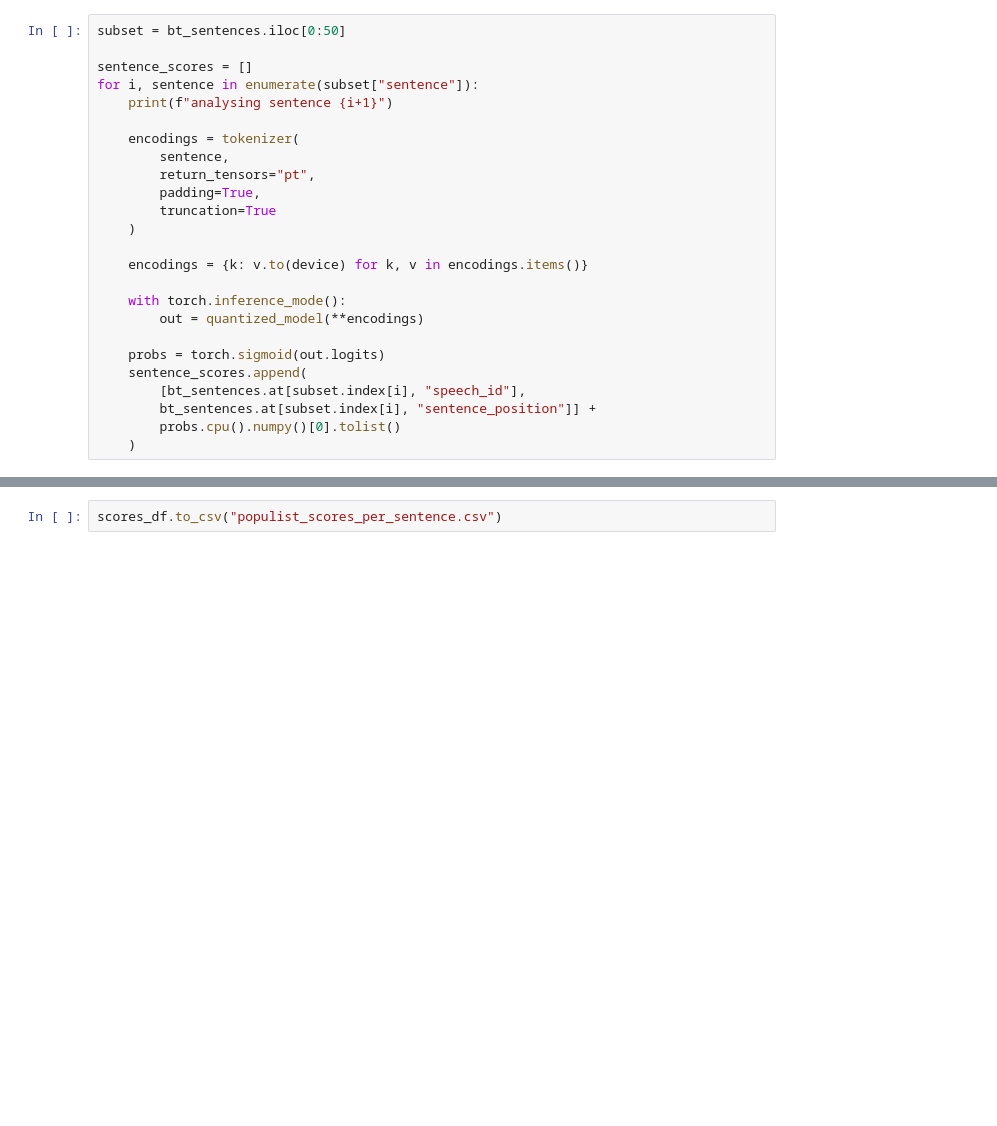
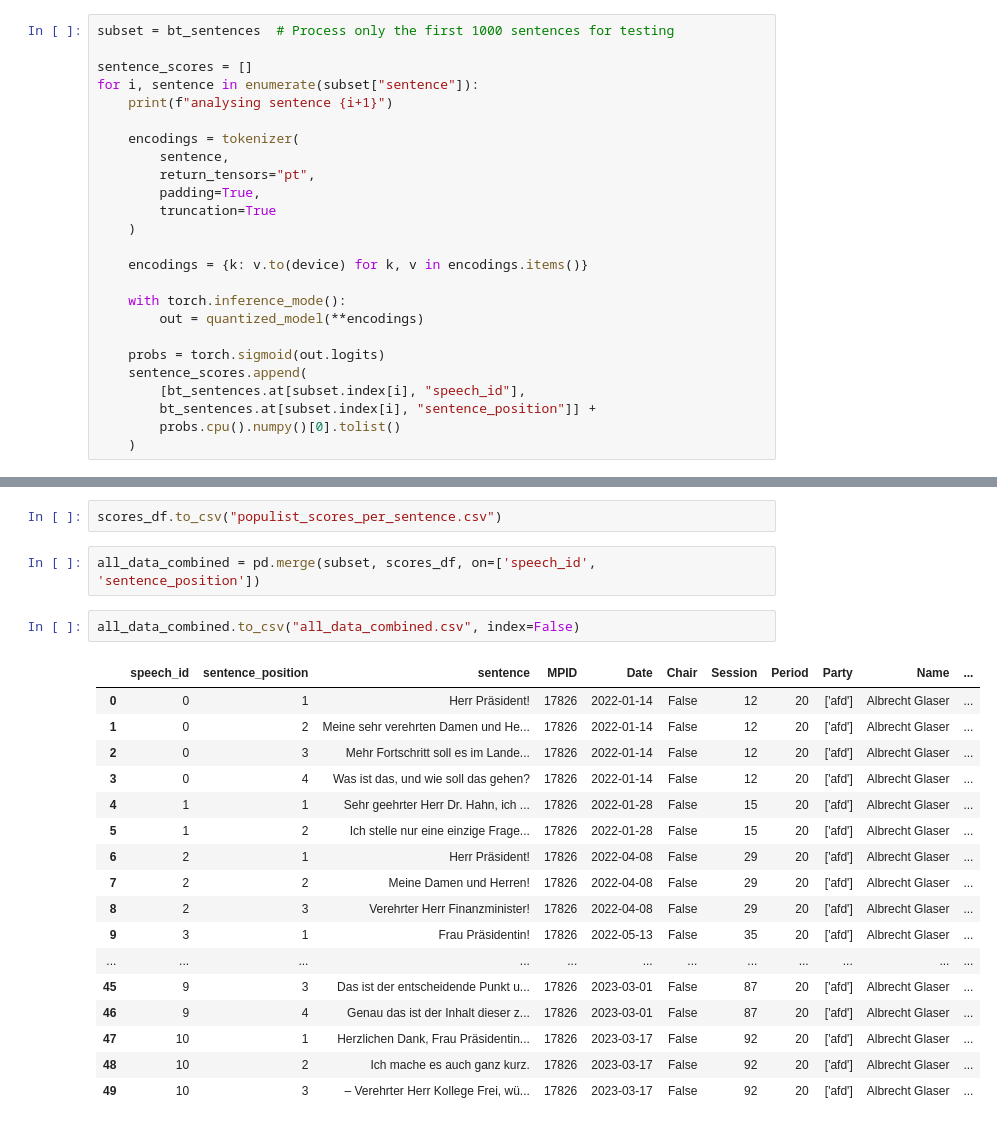
Before and after one commit to r-bowien/new-sound-of-politics, a Jupyter notebook: research paper/run_popbert_byclaude.ipynb, the cells around one changed output, grey strips where cells are left out. Drawn from its saved outputs; the diff is of its cells as text; blank space fills up the shorter version.

```diff
--- a/research paper/run_popbert_byclaude.ipynb
+++ b/research paper/run_popbert_byclaude.ipynb
@@ -97,5 +94,5 @@ BertForSequenceClassification(
 # %%
-subset = bt_sentences.iloc[0:50]
+subset = bt_sentences  # Process only the first 1000 sentences for testing
 
 sentence_scores = []
 for i, sentence in enumerate(subset["sentence"]):
@@ -145,3 +143,25 @@ subset["scores"] = sentence_scores
 scores_df = pd.DataFrame(sentence_scores, columns=['speech_id', 'sentence_position', 'Anti-Elitism', 'People-Centrism', 'Left-Wing Host-Ideology', 'Right-Wing Host-Ideology'])
 # %%
 scores_df.to_csv("populist_scores_per_sentence.csv")
+# %%
+all_data_combined = pd.merge(subset, scores_df, on=['speech_id', 'sentence_position'])
+# %%
+all_data_combined.to_csv("all_data_combined.csv", index=False)
+# %% [output]
+|  | speech_id | sentence_position | sentence | MPID | Date | Chair | Session | Period | Party | Name | ... |
+| 0 | 0 | 1 | Herr Präsident! | 17826 | 2022-01-14 | False | 12 | 20 | ['afd'] | Albrecht Glaser | ... |
+| 1 | 0 | 2 | Meine sehr verehrten Damen und He... | 17826 | 2022-01-14 | False | 12 | 20 | ['afd'] | Albrecht Glaser | ... |
+| 2 | 0 | 3 | Mehr Fortschritt soll es im Lande... | 17826 | 2022-01-14 | False | 12 | 20 | ['afd'] | Albrecht Glaser | ... |
+| 3 | 0 | 4 | Was ist das, und wie soll das gehen? | 17826 | 2022-01-14 | False | 12 | 20 | ['afd'] | Albrecht Glaser | ... |
+| 4 | 1 | 1 | Sehr geehrter Herr Dr. Hahn, ich ... | 17826 | 2022-01-28 | False | 15 | 20 | ['afd'] | Albrecht Glaser | ... |
+| 5 | 1 | 2 | Ich stelle nur eine einzige Frage... | 17826 | 2022-01-28 | False | 15 | 20 | ['afd'] | Albrecht Glaser | ... |
+| 6 | 2 | 1 | Herr Präsident! | 17826 | 2022-04-08 | False | 29 | 20 | ['afd'] | Albrecht Glaser | ... |
+| 7 | 2 | 2 | Meine Damen und Herren! | 17826 | 2022-04-08 | False | 29 | 20 | ['afd'] | Albrecht Glaser | ... |
+| 8 | 2 | 3 | Verehrter Herr Finanzminister! | 17826 | 2022-04-08 | False | 29 | 20 | ['afd'] | Albrecht Glaser | ... |
+| 9 | 3 | 1 | Frau Präsidentin! | 17826 | 2022-05-13 | False | 35 | 20 | ['afd'] | Albrecht Glaser | ... |
+| ... | ... | ... | ... | ... | ... | ... | ... | ... | ... | ... | ... |
+| 45 | 9 | 3 | Das ist der entscheidende Punkt u... | 17826 | 2023-03-01 | False | 87 | 20 | ['afd'] | Albrecht Glaser | ... |
+| 46 | 9 | 4 | Genau das ist der Inhalt dieser z... | 17826 | 2023-03-01 | False | 87 | 20 | ['afd'] | Albrecht Glaser | ... |
+| 47 | 10 | 1 | Herzlichen Dank, Frau Präsidentin... | 17826 | 2023-03-17 | False | 92 | 20 | ['afd'] | Albrecht Glaser | ... |
+| 48 | 10 | 2 | Ich mache es auch ganz kurz. | 17826 | 2023-03-17 | False | 92 | 20 | ['afd'] | Albrecht Glaser | ... |
+| 49 | 10 | 3 | – Verehrter Herr Kollege Frei, wü... | 17826 | 2023-03-17 | False | 92 | 20 | ['afd'] | Albrecht Glaser | ... |
```
Also changed, not shown: parts of 3 cells of this notebook, 3 other files.
